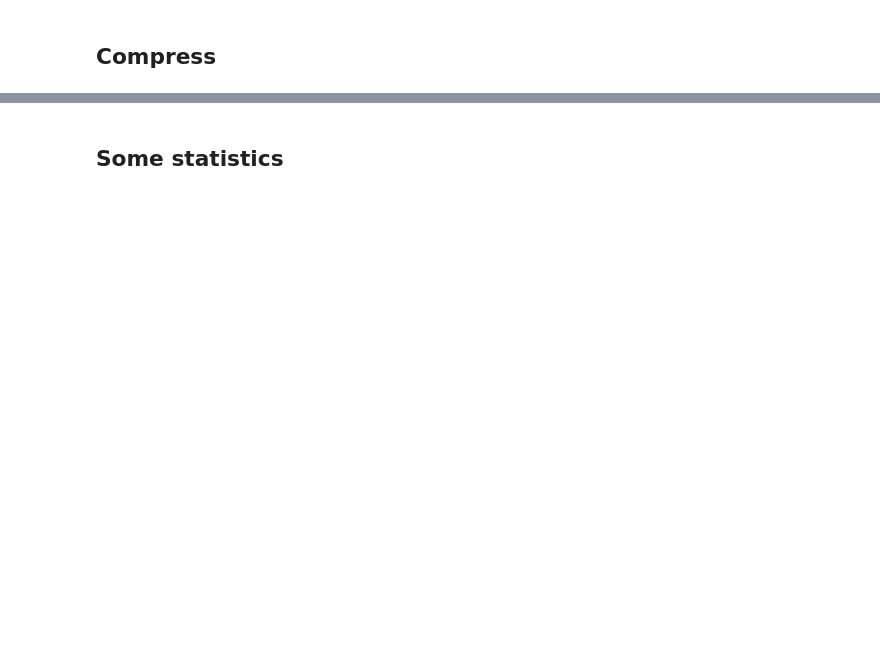
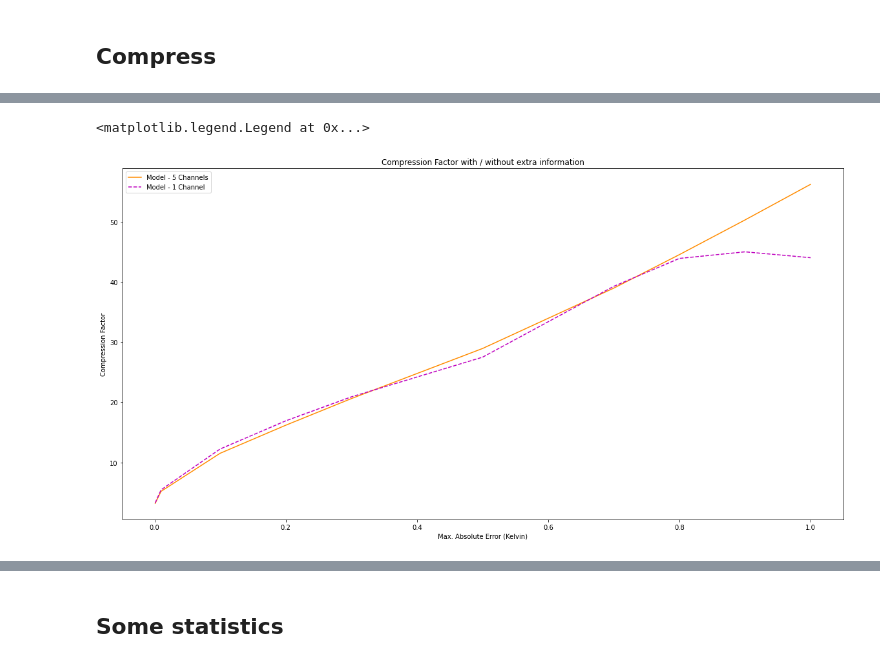
Before and after one commit to SilkeDH/lossy-ml, a Jupyter notebook: notebooks/Compressor.ipynb, the cells around one changed output, grey strips where cells are left out. Drawn from its saved outputs; the diff is of its cells as text; code cells hidden in the pictures; blank space fills up the shorter version.

```diff
--- a/notebooks/Compressor.ipynb
+++ b/notebooks/Compressor.ipynb
@@ -27,0 +97,44 @@ Compression factor: 102.54222222222222
+# %%
+val_5 =[3.1881419629265535,
+ 5.1931656943585285,
+ 11.517659726560414,
+ 16.180705112283214,
+ 20.608810624333753,
+ 28.93755119798383,
+ 38.97077867237205,
+ 44.53874924592801,
+ 50.301792465256696,
+ 56.22617273671144]
+
+val_1 = [3.263554665484635,
+ 5.445422082461307,
+ 12.232133702073028,
+ 16.90985075477681,
+ 20.896322761480935,
+ 27.49088255238059,
+ 39.269702265322444,
+ 43.90900133945947,
+ 45.00313916986397,
+ 44.0285504522962]
+
+val = [0.001, 0.01, 0.1, 0.2, 0.3, 0.5, 0.7, 0.8, 0.9, 1]
+
+plt.figure(figsize=(20,10))
+#plt.plot(val, all_values, 'b', label = "Our Model - All values")
+#plt.plot(val, abs_values, '--g', label = "Out Model - Abs. values")
+#plt.plot(val3, mft_values, '*r', label = "Out Model - Abs. values + MTF")
+#plt.plot(val2, SZ, 'r',  label = "SZ")
+
+plt.plot(val, val_5, 'darkorange', label = "Model - 5 Channels")
+plt.plot(val, val_1, '--m',  label = "Model - 1 Channel")
+#plt.plot(val, ZFP, 'c',label = "ZFP")
+
+
+#plt.axvline(x=15.740921)
+plt.title('Compression Factor with / without extra information')
+plt.xlabel('Max. Absolute Error (Kelvin)')
+plt.ylabel('Compression Factor')
+plt.legend(loc="upper left")
+# %% [output]
+<matplotlib.legend.Legend at 0x...>
+[figure, added]
```
Also changed, not shown: parts of 33 cells of this notebook, 16 other files.
